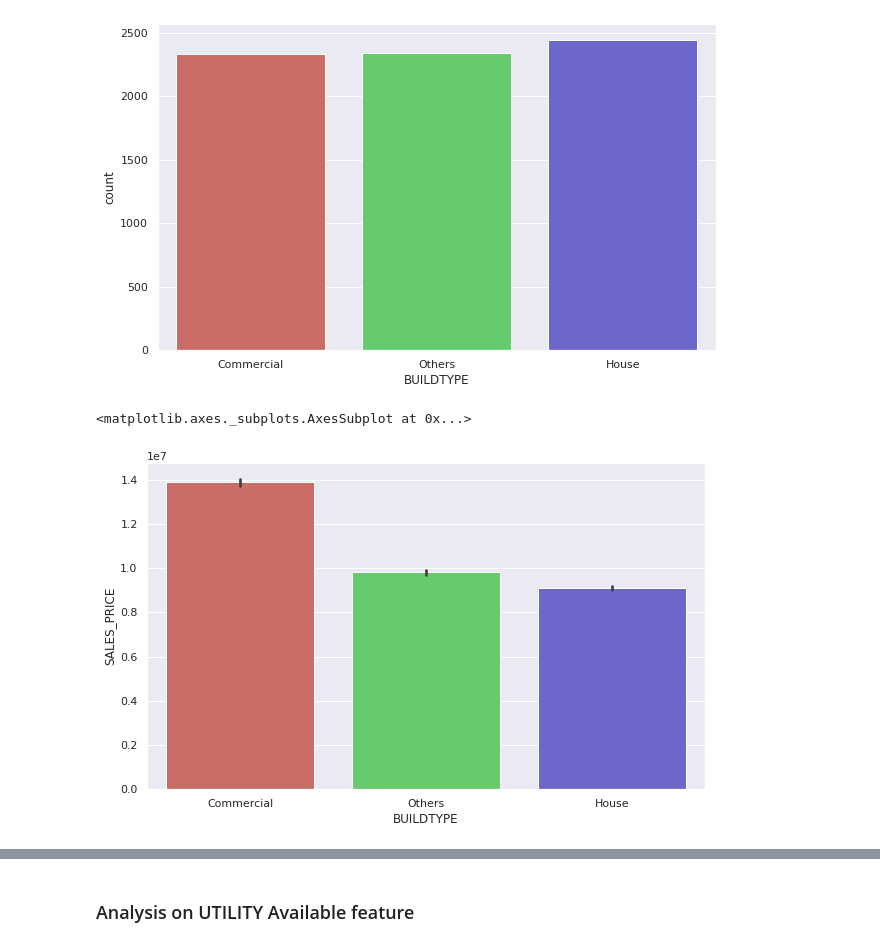
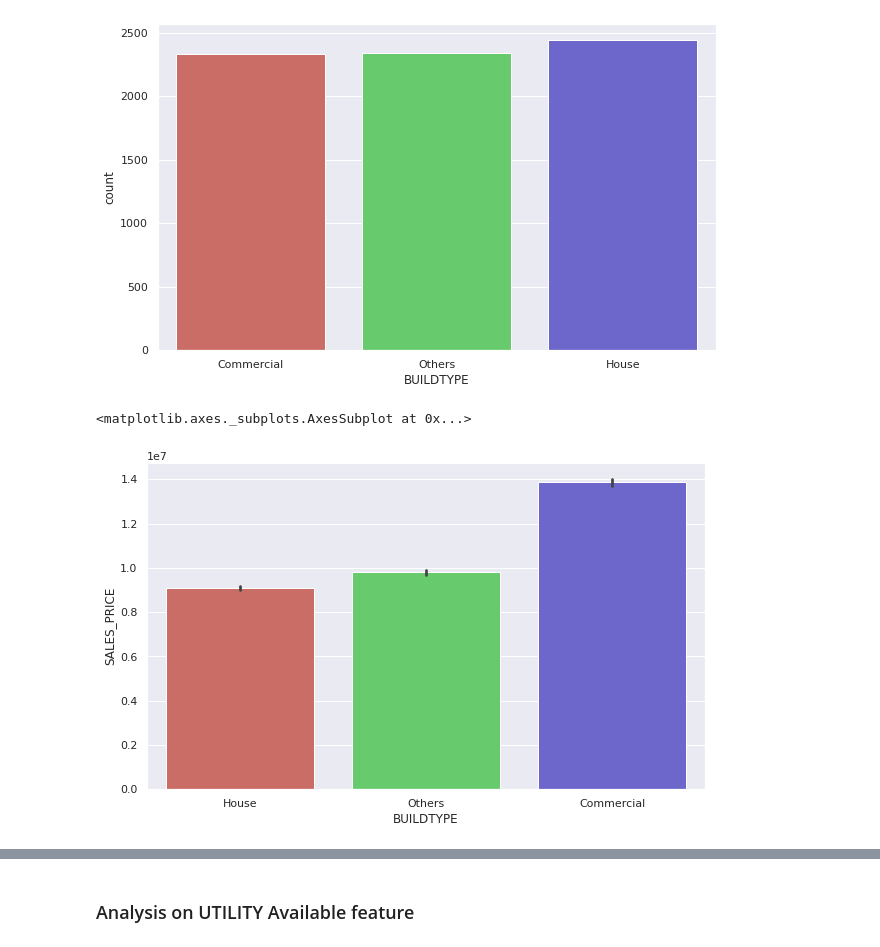
Before and after one commit to Balajilp/Chennai_House_Price_Prediction, a Jupyter notebook: Chennai_House_Price.ipynb, the cells around one changed output, grey strips where cells are left out. Cells and saved outputs as stored; diff of their text form; code cells hidden in the pictures.

```diff
--- a/Chennai_House_Price.ipynb
+++ b/Chennai_House_Price.ipynb
@@ -499,9 +504,8 @@ Pass the following variable as a keyword arg: x. From version 0.12, the only val
 # %%
 # Analysis using Bar plot on Buildtype feature
 plt.figure(figsize=(10, 6))
-sns.barplot(x=df4['BUILDTYPE'], y=df4['SALES_PRICE'])
-#  when compared to the others and house Commercial sale price is high. House sale price is very less.
-#  But sales count is high on house.  we can buy lands build houses. and sell for peples.
+result = df4.groupby('BUILDTYPE')['SALES_PRICE'].aggregate(np.mean).reset_index().sort_values('SALES_PRICE')
+sns.barplot(x=df4['BUILDTYPE'], y=df4['SALES_PRICE'], data=df4, order=result['BUILDTYPE'])
 # %% [output]
 <matplotlib.axes._subplots.AxesSubplot at 0x...>
-[figure, old version]
+[figure, new version]
```
Also changed, not shown: parts of 54 cells of this notebook.
